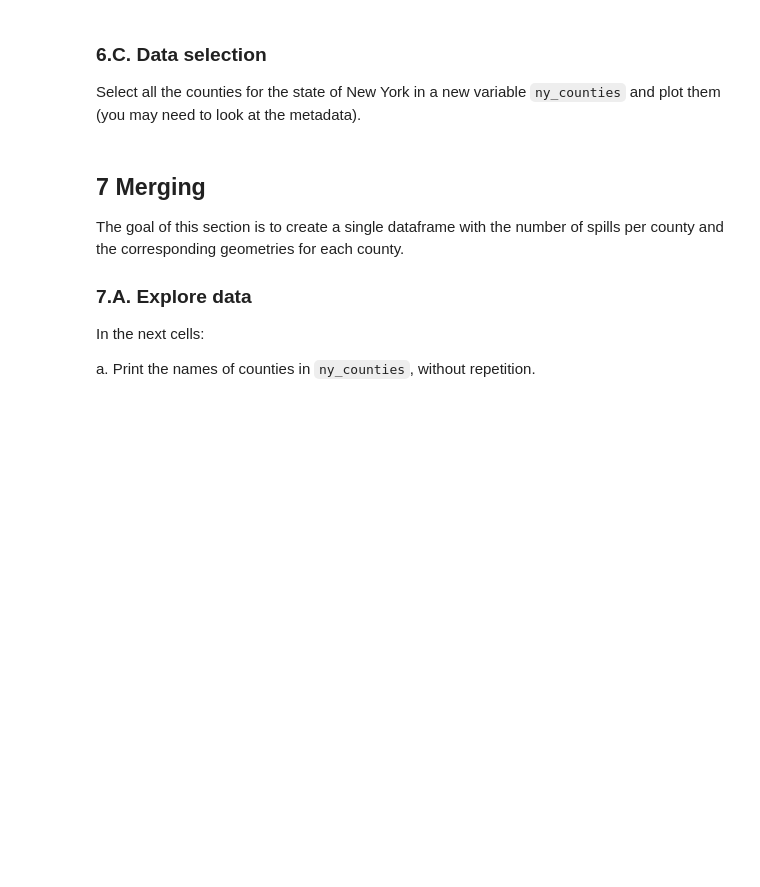
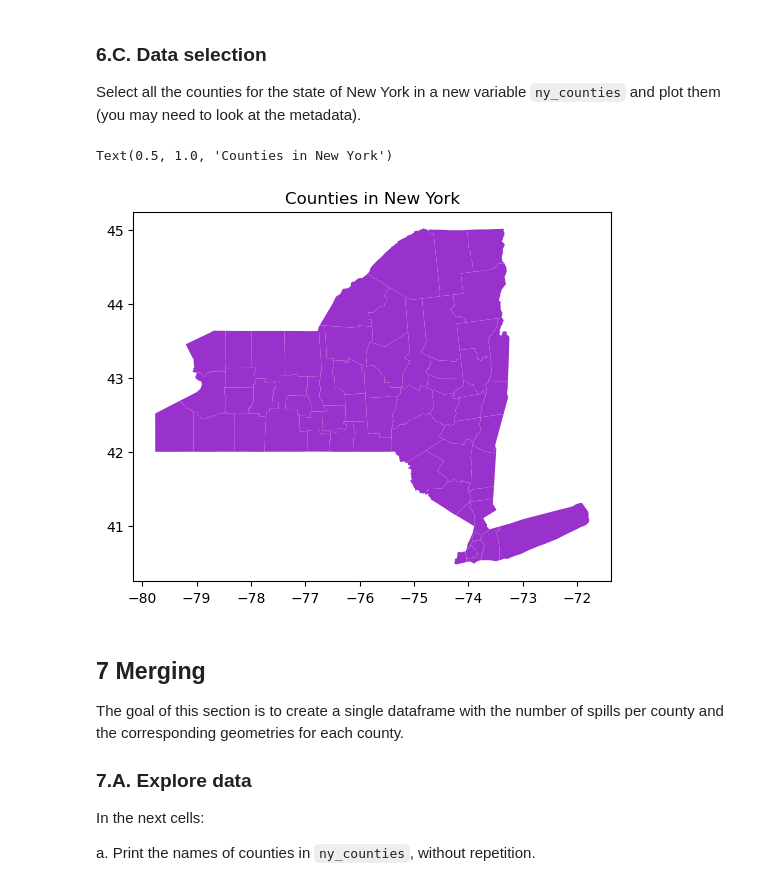
Before and after one commit to marietolteca00/eds220-hwk3, a Jupyter notebook: hwk3-task1-spills.ipynb, the cells around one changed output. Drawn from its saved outputs; the diff is of its cells as text; code cells hidden in the pictures; blank space fills up the shorter version.

```diff
--- a/hwk3-task1-spills.ipynb
+++ b/hwk3-task1-spills.ipynb
@@ -398,3 +446,10 @@ counties.plot()
 ### 6.B. Cleaning
 
 Simplify column names as needed.
+# %%
+# Clean column names for counties shapefile
+counties.columns = (
+    counties.columns
+    .str.strip()                 # remove spaces
+    .str.lower()                 # lowercase all names
+    .str.replace(' ', '_'))       # replace spaces with underscores
@@ -406,6 +483,16 @@ Simplify column names as needed.
 ### 6.C. Data selection
 
 Select all the counties for the state of New York in a new variable `ny_counties` and plot them (you may need to look at the metadata).
+# %%
+# Select the states of New York, using statefp
+ny_counties = counties[counties['statefp'] == '36']
+# %%
+# Plot for only NY counties
+ny_counties.plot(color = "darkorchid")
+plt.title('Counties in New York')
+# %% [output]
+Text(0.5, 1.0, 'Counties in New York')
+[figure, added]
 # %% [markdown]
 <!-- END QUESTION -->
 
```
Also changed, not shown: parts of 25 cells of this notebook.
